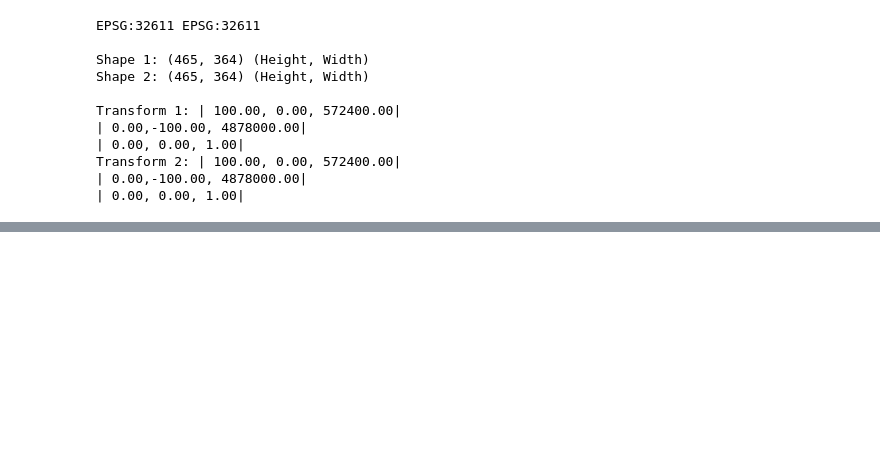
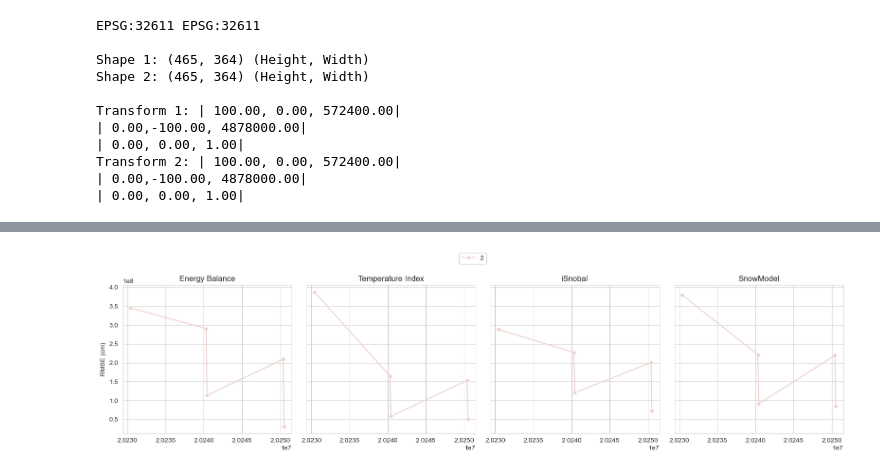
Before and after one commit to naniciafone/SIRO, a Jupyter notebook: notebooks/SWE_analysis.ipynb, the cells around one changed output, grey strips where cells are left out. Cells and saved outputs as stored; diff of their text form; code cells hidden in the pictures; blank space fills up the shorter version.

Commit message:
quantified SWE acrpss models

```diff
--- a/notebooks/SWE_analysis.ipynb
+++ b/notebooks/SWE_analysis.ipynb
@@ -400,0 +446,32 @@ C:/Users/RDCRLSMC/Desktop/SIRO/Model_Outputs/SWE/Task1\20250501\20250501_iSnobal
+# %%
+df = pd.read_csv('C:/Users/RDCRLSMC/Desktop/SIRO/Model_Outputs/SWE/Task2/Task2_totalSWE.csv')
+df = df.sort_values(by='date')
+
+fig, axs = plt.subplots(nrows=1, ncols=4, figsize=(16, 4), sharey=True)
+
+models = ['Energy Balance', 'Temperature Index', 'iSnobal', 'SnowModel']
+
+for i, model in enumerate(models):
+    sns.lineplot(
+        data=df[df['model name'] == model],
+        x='date',
+        y='total swe (m3)',
+        hue='task_number',
+        marker='o',
+        ax=axs[i],
+
+    )
+    axs[i].get_legend().remove()
+    axs[i].set_title(model)
+    axs[i].set_xlabel("")
+    #axs[i].tick_params(labelrotation=45)
+    axs[0].set_ylabel("RMSE (cm)")
+
+    handles, labels = axs[0].get_legend_handles_labels()
+
+fig.legend(handles, labels, loc='upper center', bbox_to_anchor=(0.5, 1.1), ncol=3)
+
+plt.tight_layout()
+plt.show()
+# %% [output]
+[figure, added]
```
Also changed, not shown: parts of 8 cells of this notebook.
